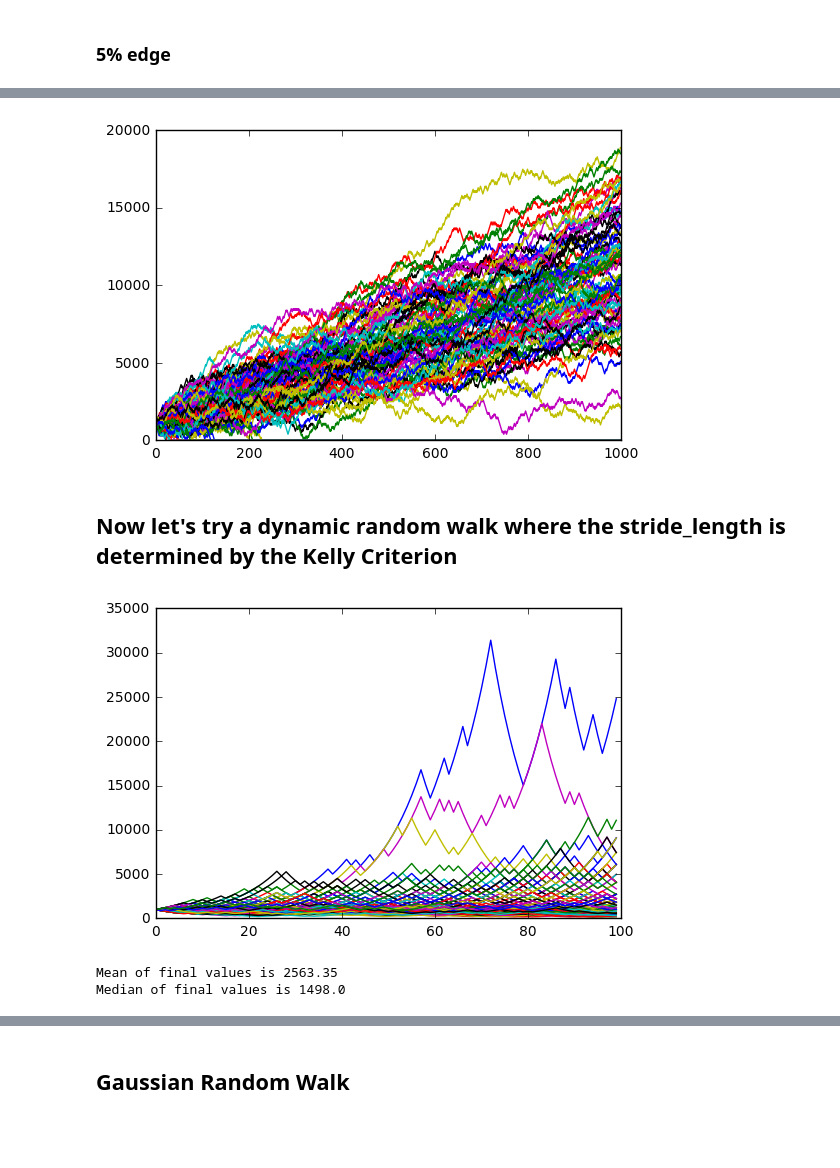
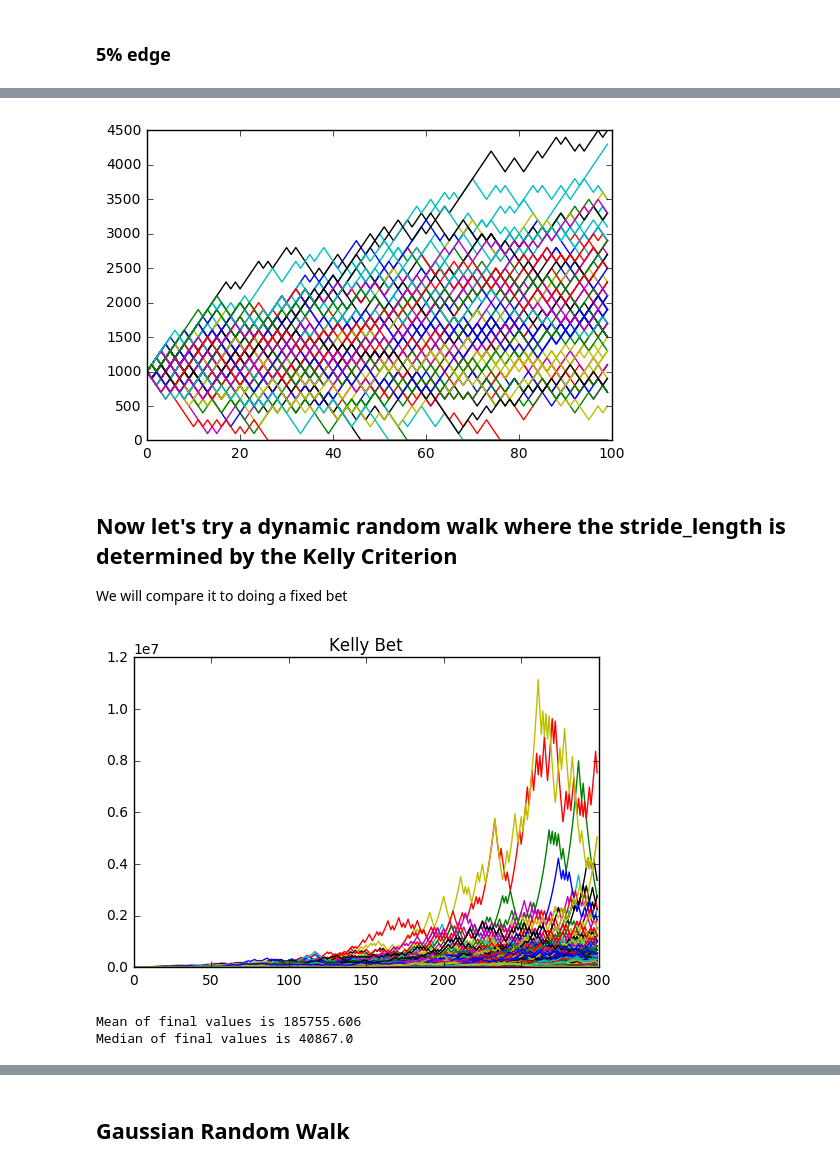
Before and after one commit to arnokha/stock_play, a Jupyter notebook: 10_Random_Walk_Simulations.ipynb, the cells around one changed output, grey strips where cells are left out. Drawn from its saved outputs; the diff is of its cells as text; code cells hidden in the pictures; blank space fills up the shorter version.

```diff
--- a/10_Random_Walk_Simulations.ipynb
+++ b/10_Random_Walk_Simulations.ipynb
@@ -104,8 +103,8 @@ def run_gaussian_random_walks(starting_value, mu, sigma, n_steps, n_trials):
 starting_value = 1000
 stride_length = 10 ## If success, add stride_length. If failure, subtract stride_length
 p = 1/2            ## Chance of success
-n_trials = 100     ## Number of random walks starting at the base value
-n_steps = 1000     ## Number of steps to take on our random walk
+n_trials = 75      ## Number of random walks starting at the base value
+n_steps = 100      ## Number of steps to take on our random walk
 
 trial_results = run_random_walks(starting_value, stride_length, p, n_steps, n_trials)
 # %% [markdown]
@@ -171,23 +170,26 @@ for i in range(len(trial_results)):
     plt.plot(trial_results[i])
 plt.show()
 # %% [output]
-[figure, old version]
+[figure, new version]
 # %% [markdown]
 ## Now let's try a dynamic random walk where the stride_length is determined by the Kelly Criterion
+We will compare it to doing a fixed bet
 # %%
-starting_value = 1000
+n_trials = 1000
+starting_value = 10000
 p = 0.55
-n_steps = 100
+n_steps = 300
 trial_results = run_random_walks_kelly(starting_value, p, n_steps, n_trials)
 final_values = []
 plt.figure()
 for i in range(len(trial_results)):
     plt.plot(trial_results[i])
     final_values.append(trial_results[i][n_steps-1])
+plt.title('Kelly Bet')
 plt.show()
 print("Mean of final values is " + str(np.mean(final_values)))
 print("Median of final values is " + str(np.median(final_values)))
 # %% [output]
-[figure, old version]
+[figure, new version]
-Mean of final values is 2563.35
-Median of final values is 1498.0
+Mean of final values is 185755.606
+Median of final values is 40867.0
```
Also changed, not shown: parts of 21 cells of this notebook, 3 other files.
